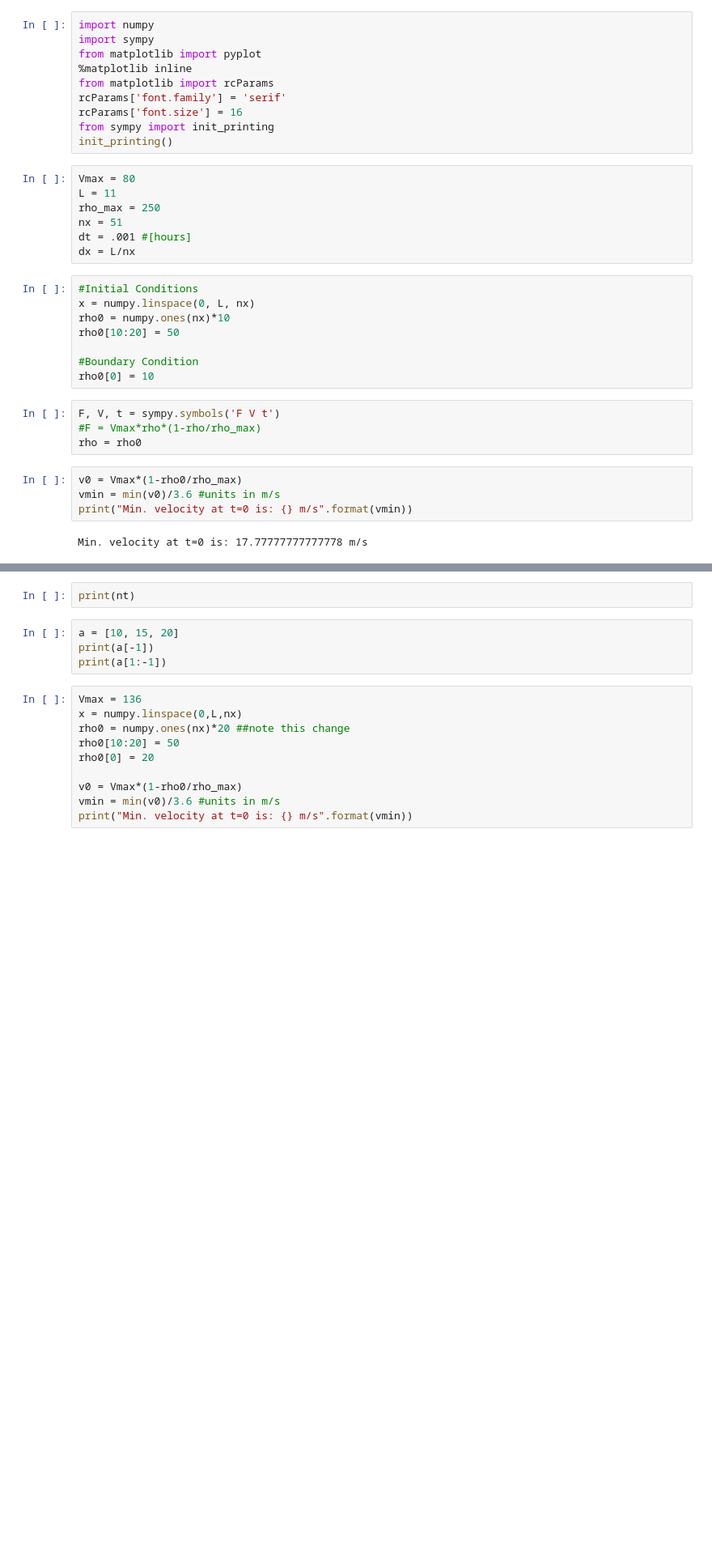
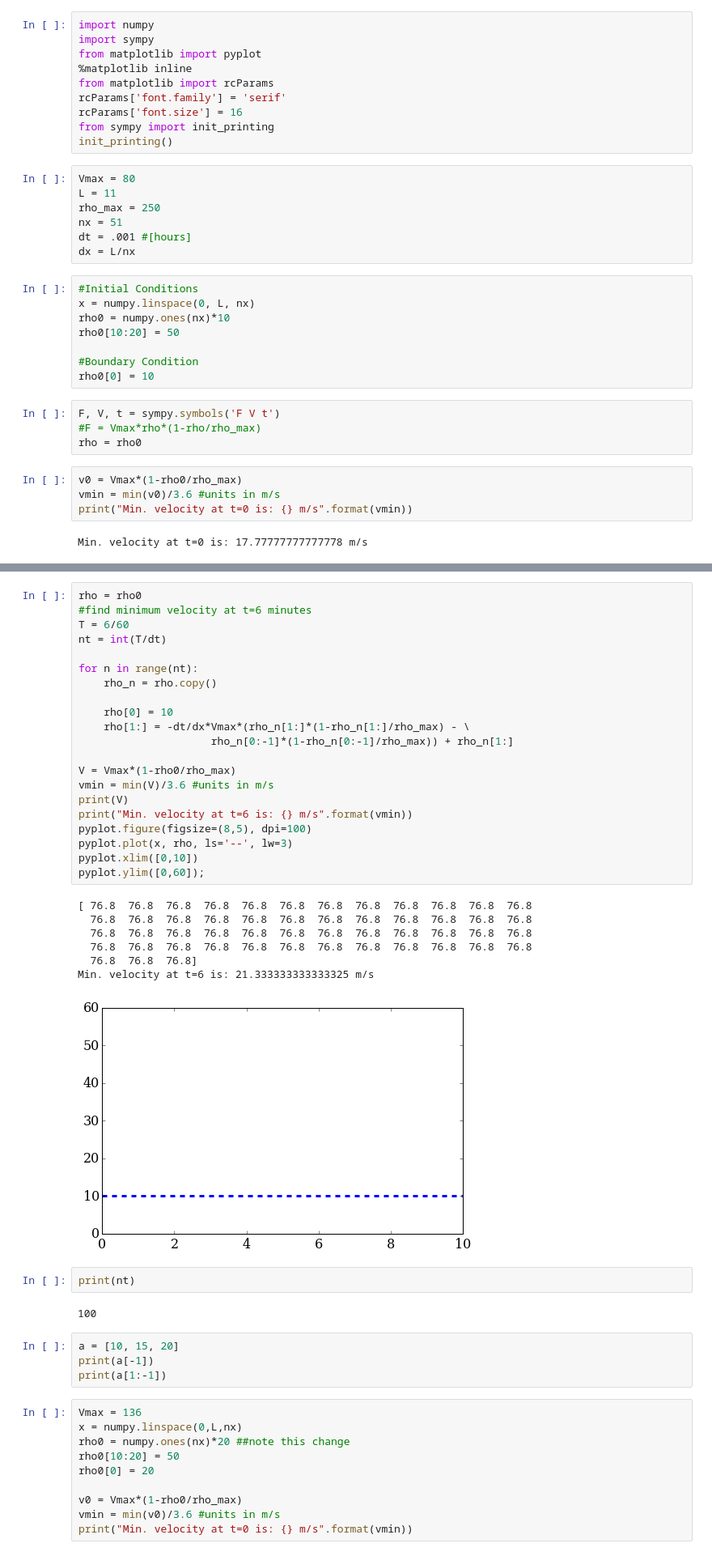
Before and after one commit to rbds/Numerical_Methods_working_folder, a Jupyter notebook: lessons/02_spacetime/Module_2_assignment.ipynb, the cells around one changed output, grey strips where cells are left out. Shown at 81% size. Saved outputs shown, nothing was run; the diff lists cells and outputs as text; blank space fills up the shorter version.

```diff
--- a/lessons/02_spacetime/Module_2_assignment.ipynb
+++ b/lessons/02_spacetime/Module_2_assignment.ipynb
@@ -88,5 +89,36 @@ pyplot.ylim([0,60]);
+# %%
+rho = rho0
+#find minimum velocity at t=6 minutes
+T = 6/60
+nt = int(T/dt)
+
+for n in range(nt):
+    rho_n = rho.copy()
+
+    rho[0] = 10
+    rho[1:] = -dt/dx*Vmax*(rho_n[1:]*(1-rho_n[1:]/rho_max) - \
+                     rho_n[0:-1]*(1-rho_n[0:-1]/rho_max)) + rho_n[1:]
+
+V = Vmax*(1-rho0/rho_max)
+vmin = min(V)/3.6 #units in m/s
+print(V)
+print("Min. velocity at t=6 is: {} m/s".format(vmin))
+pyplot.figure(figsize=(8,5), dpi=100)
+pyplot.plot(x, rho, ls='--', lw=3)
+pyplot.xlim([0,10])
+pyplot.ylim([0,60]);
+# %% [output]
+[ 76.8  76.8  76.8  76.8  76.8  76.8  76.8  76.8  76.8  76.8  76.8  76.8
+  76.8  76.8  76.8  76.8  76.8  76.8  76.8  76.8  76.8  76.8  76.8  76.8
+  76.8  76.8  76.8  76.8  76.8  76.8  76.8  76.8  76.8  76.8  76.8  76.8
+  76.8  76.8  76.8  76.8  76.8  76.8  76.8  76.8  76.8  76.8  76.8  76.8
+  76.8  76.8  76.8]
+Min. velocity at t=6 is: 21.333333333333325 m/s
+[figure, added]
 # %%
 print(nt)
+# %% [output]
+100
 # %%
 a = [10, 15, 20]
 print(a[-1])
```
Also changed, not shown: parts of 4 cells of this notebook.
